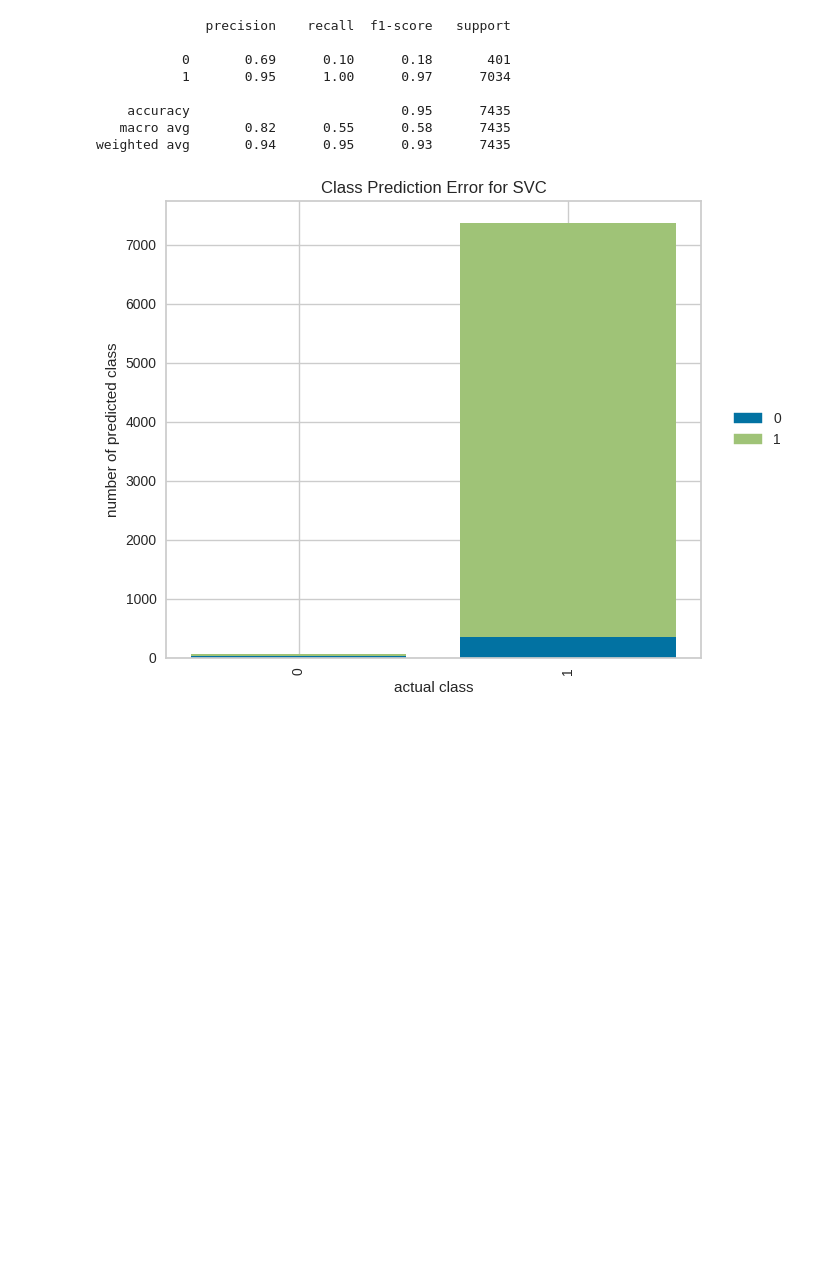
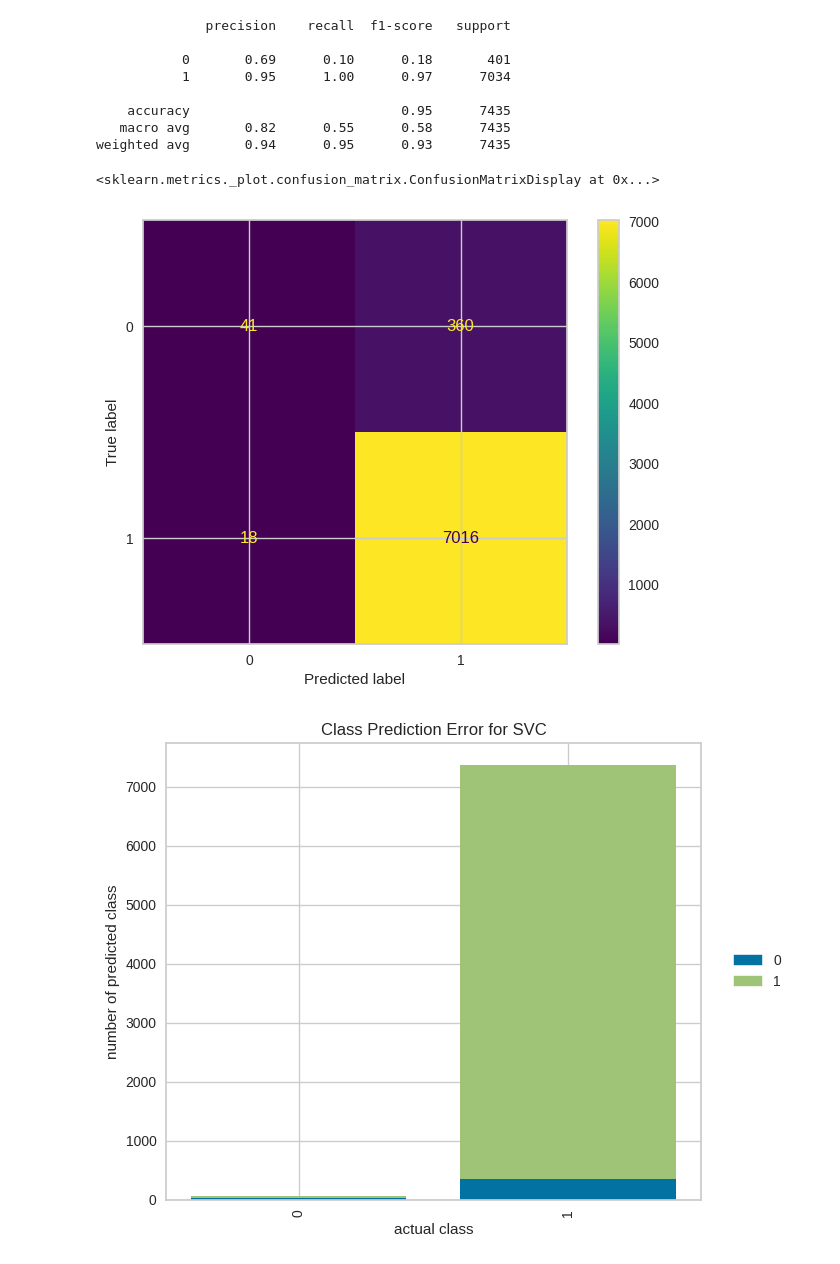
Before and after one commit to hwalters361/CS158_Project, a Jupyter notebook: hatespeech_SVM.ipynb, the cells around one changed output. Cells and saved outputs as stored; diff of their text form; code cells hidden in the pictures; blank space fills up the shorter version.

Commit message:
confusion matrix applied

```diff
--- a/hatespeech_SVM.ipynb
+++ b/hatespeech_SVM.ipynb
@@ -201,6 +201,11 @@ print(classification_report(Test_Y,predictions_SVM))
     accuracy                           0.95      7435
    macro avg       0.82      0.55      0.58      7435
 weighted avg       0.94      0.95      0.93      7435
+# %%
+ConfusionMatrixDisplay.from_predictions(Test_Y, predictions_SVM)
+# %% [output]
+<sklearn.metrics._plot.confusion_matrix.ConfusionMatrixDisplay at 0x...>
+[figure, added]
 # %%
 # Instantiate the classification model and visualizer
 visualizer = ClassPredictionError(
```
